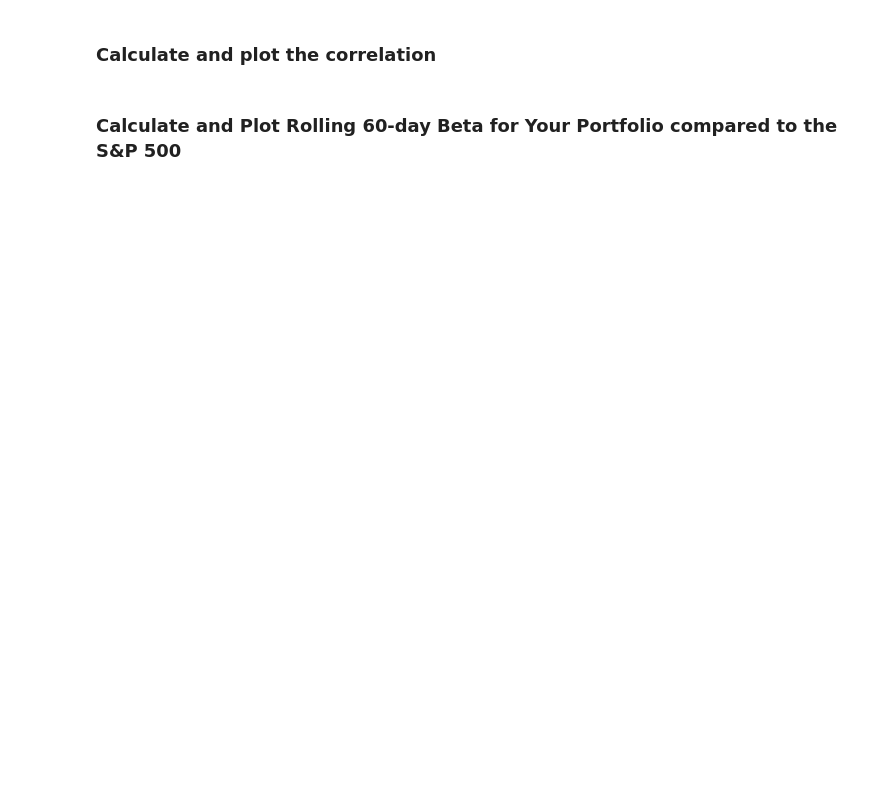
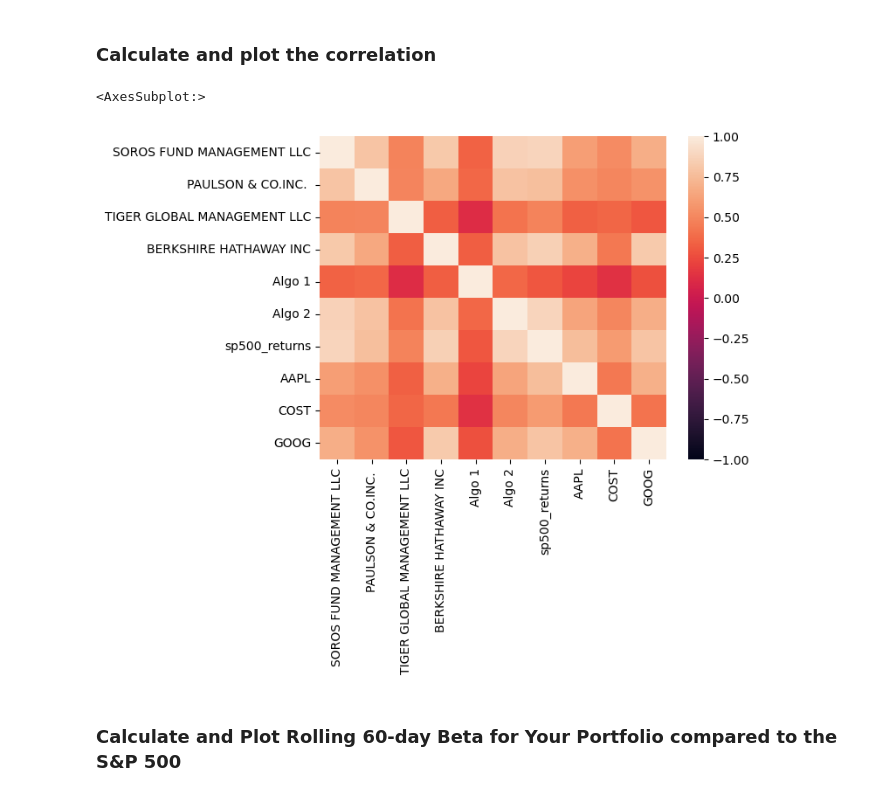
Before and after one commit to Dobinhom/Home-Work-4, a Jupyter notebook: whale_analysis.ipynb, the cells around one changed output. Drawn from its saved outputs; the diff is of its cells as text; code cells hidden in the pictures; blank space fills up the shorter version.

```diff
--- a/whale_analysis.ipynb
+++ b/whale_analysis.ipynb
@@ -387,5 +459,10 @@ weights = [1/3, 1/3, 1/3]
 ### Calculate and plot the correlation
 # %%
 # Calculate and plot the correlation
+correlation = new_combined.corr()
+sns.heatmap(correlation, vmin=-1, vmax=1)
+# %% [output]
+<AxesSubplot:>
+[figure, added]
 # %% [markdown]
 ### Calculate and Plot Rolling 60-day Beta for Your Portfolio compared to the S&P 500
```
Also changed, not shown: parts of 15 cells of this notebook.
